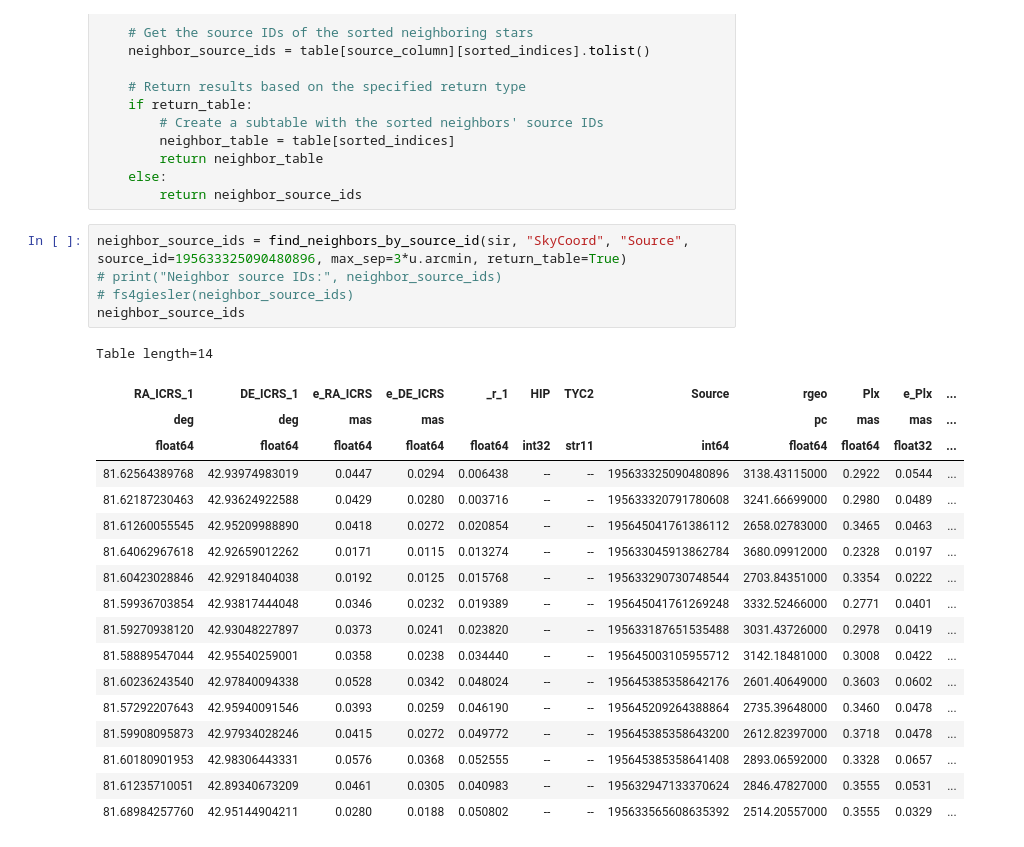
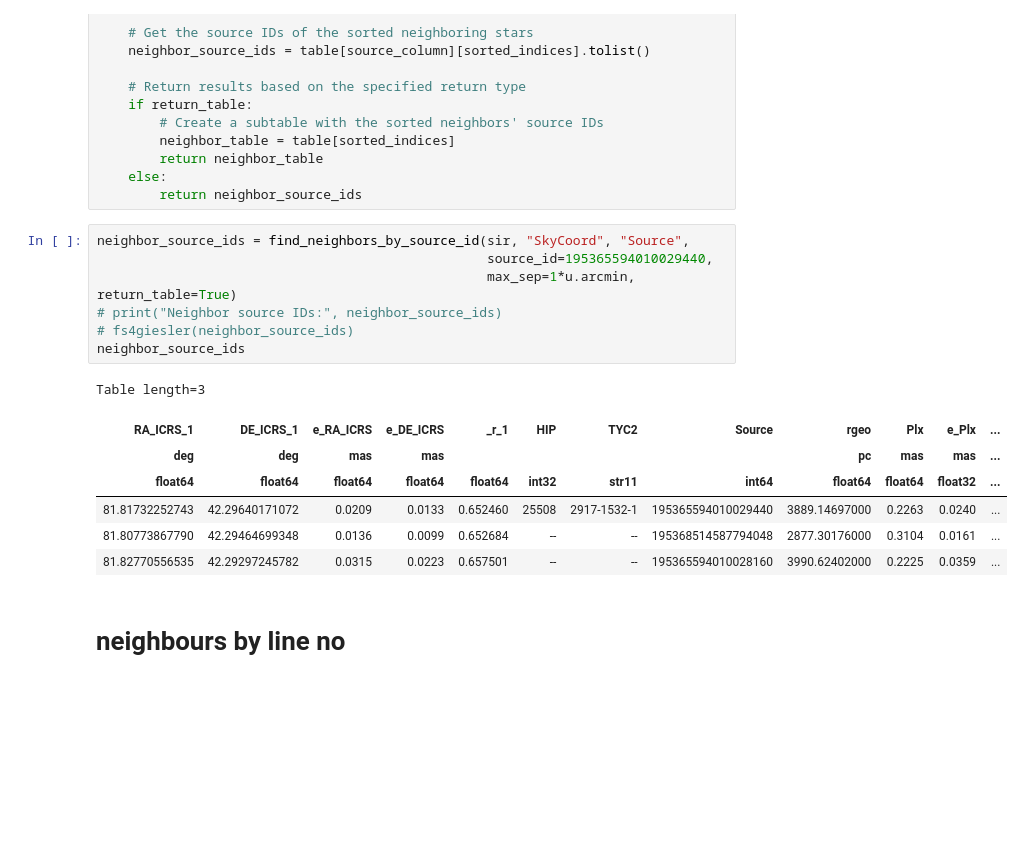
Before and after one commit to surodeep26/Traceback, a Jupyter notebook: main.ipynb, the cells around one changed output. Drawn from its saved outputs; the diff is of its cells as text; blank space fills up the shorter version.

```diff
--- a/main.ipynb
+++ b/main.ipynb
@@ -159,26 +161,19 @@ def find_neighbors_by_source_id(table, coord_column, source_column, source_id, m
     else:
         return neighbor_source_ids
 # %%
-neighbor_source_ids = find_neighbors_by_source_id(sir, "SkyCoord", "Source", source_id=195633325090480896, max_sep=3*u.arcmin, return_table=True)
+neighbor_source_ids = find_neighbors_by_source_id(sir, "SkyCoord", "Source",
+                                                  source_id=195365594010029440,
+                                                  max_sep=1*u.arcmin, return_table=True)
 # print("Neighbor source IDs:", neighbor_source_ids)
 # fs4giesler(neighbor_source_ids)
 neighbor_source_ids
 # %% [output]
-Table length=14
+Table length=3
 | RA_ICRS_1 | DE_ICRS_1 | e_RA_ICRS | e_DE_ICRS | _r_1 | HIP | TYC2 | Source | rgeo | Plx | e_Plx | ... |
 | deg | deg | mas | mas |  |  |  |  | pc | mas | mas | ... |
 | float64 | float64 | float64 | float64 | float64 | int32 | str11 | int64 | float64 | float64 | float32 | ... |
-| 81.62564389768 | 42.93974983019 | 0.0447 | 0.0294 | 0.006438 | -- | -- | 195633325090480896 | 3138.43115000 | 0.2922 | 0.0544 | ... |
-| 81.62187230463 | 42.93624922588 | 0.0429 | 0.0280 | 0.003716 | -- | -- | 195633320791780608 | 3241.66699000 | 0.2980 | 0.0489 | ... |
-| 81.61260055545 | 42.95209988890 | 0.0418 | 0.0272 | 0.020854 | -- | -- | 195645041761386112 | 2658.02783000 | 0.3465 | 0.0463 | ... |
-| 81.64062967618 | 42.92659012262 | 0.0171 | 0.0115 | 0.013274 | -- | -- | 195633045913862784 | 3680.09912000 | 0.2328 | 0.0197 | ... |
-| 81.60423028846 | 42.92918404038 | 0.0192 | 0.0125 | 0.015768 | -- | -- | 195633290730748544 | 2703.84351000 | 0.3354 | 0.0222 | ... |
-| 81.59936703854 | 42.93817444048 | 0.0346 | 0.0232 | 0.019389 | -- | -- | 195645041761269248 | 3332.52466000 | 0.2771 | 0.0401 | ... |
-| 81.59270938120 | 42.93048227897 | 0.0373 | 0.0241 | 0.023820 | -- | -- | 195633187651535488 | 3031.43726000 | 0.2978 | 0.0419 | ... |
-| 81.58889547044 | 42.95540259001 | 0.0358 | 0.0238 | 0.034440 | -- | -- | 195645003105955712 | 3142.18481000 | 0.3008 | 0.0422 | ... |
-| 81.60236243540 | 42.97840094338 | 0.0528 | 0.0342 | 0.048024 | -- | -- | 195645385358642176 | 2601.40649000 | 0.3603 | 0.0602 | ... |
-| 81.57292207643 | 42.95940091546 | 0.0393 | 0.0259 | 0.046190 | -- | -- | 195645209264388864 | 2735.39648000 | 0.3460 | 0.0478 | ... |
-| 81.59908095873 | 42.97934028246 | 0.0415 | 0.0272 | 0.049772 | -- | -- | 195645385358643200 | 2612.82397000 | 0.3718 | 0.0478 | ... |
-| 81.60180901953 | 42.98306443331 | 0.0576 | 0.0368 | 0.052555 | -- | -- | 195645385358641408 | 2893.06592000 | 0.3328 | 0.0657 | ... |
-| 81.61235710051 | 42.89340673209 | 0.0461 | 0.0305 | 0.040983 | -- | -- | 195632947133370624 | 2846.47827000 | 0.3555 | 0.0531 | ... |
-| 81.68984257760 | 42.95144904211 | 0.0280 | 0.0188 | 0.050802 | -- | -- | 195633565608635392 | 2514.20557000 | 0.3555 | 0.0329 | ... |
+| 81.81732252743 | 42.29640171072 | 0.0209 | 0.0133 | 0.652460 | 25508 | 2917-1532-1 | 195365594010029440 | 3889.14697000 | 0.2263 | 0.0240 | ... |
+| 81.80773867790 | 42.29464699348 | 0.0136 | 0.0099 | 0.652684 | -- | -- | 195368514587794048 | 2877.30176000 | 0.3104 | 0.0161 | ... |
+| 81.82770556535 | 42.29297245782 | 0.0315 | 0.0223 | 0.657501 | -- | -- | 195365594010028160 | 3990.62402000 | 0.2225 | 0.0359 | ... |
+# %% [markdown]
+# neighbours by line no
```
Also changed, not shown: parts of 5 cells of this notebook.
